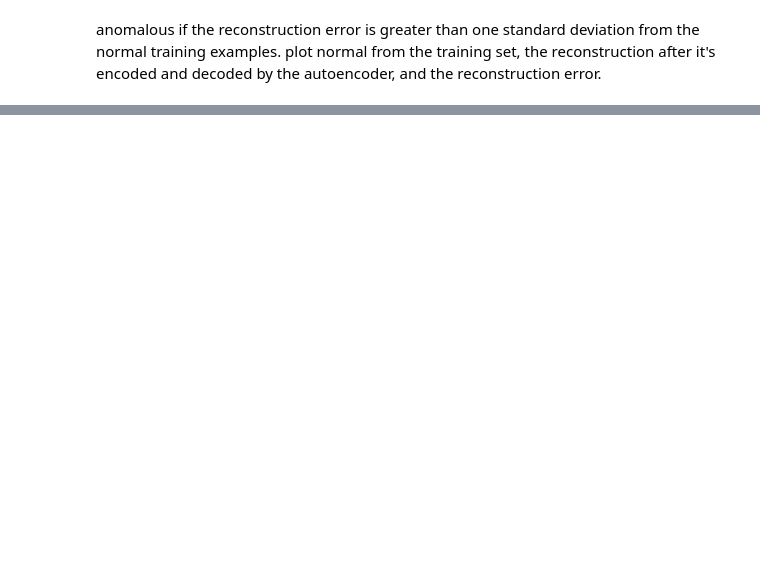
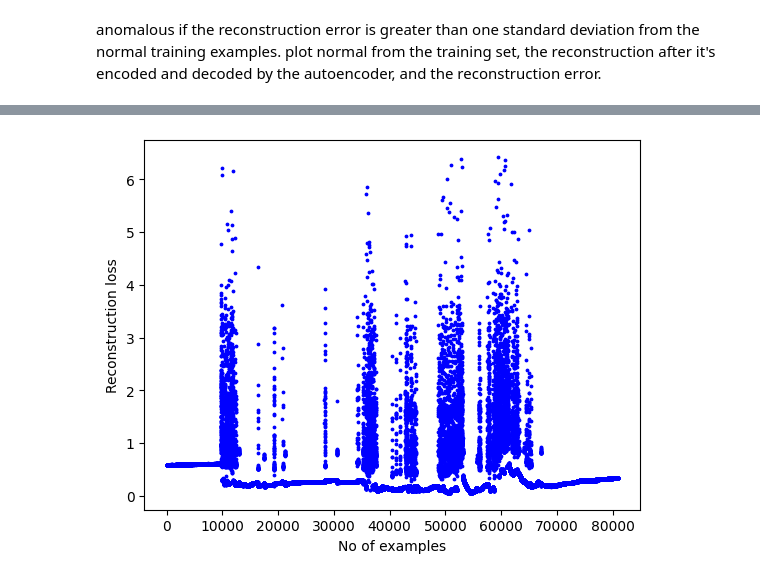
Before and after one commit to christianreiser/Anomaly-Detection-industrial-robot, a Jupyter notebook: anomaly.ipynb, the cells around one changed output, grey strips where cells are left out. Drawn from its saved outputs; the diff is of its cells as text; code cells hidden in the pictures; blank space fills up the shorter version.

```diff
--- a/anomaly.ipynb
+++ b/anomaly.ipynb
@@ -326,0 +312,10 @@ AttributeError: Exception encountered when calling layer "sequential_32" "
+# %%
+reconstructions_train = autoencoder.predict(train_norm)
+train_loss = tf.keras.losses.mae(reconstructions_train, train_norm)
+
+# plot loss
+plt.scatter(range(len(train_loss)), train_loss, c='b', s=3, label='train loss')
+plt.xlabel("No of examples")
+plt.ylabel("Reconstruction loss")
+plt.show()
+# %% [output]
@@ -327 +323,2 @@ AttributeError: Exception encountered when calling layer "sequential_32" "
+[figure, added]
 # %%
```
Also changed, not shown: parts of 26 cells of this notebook, 5 other files.
